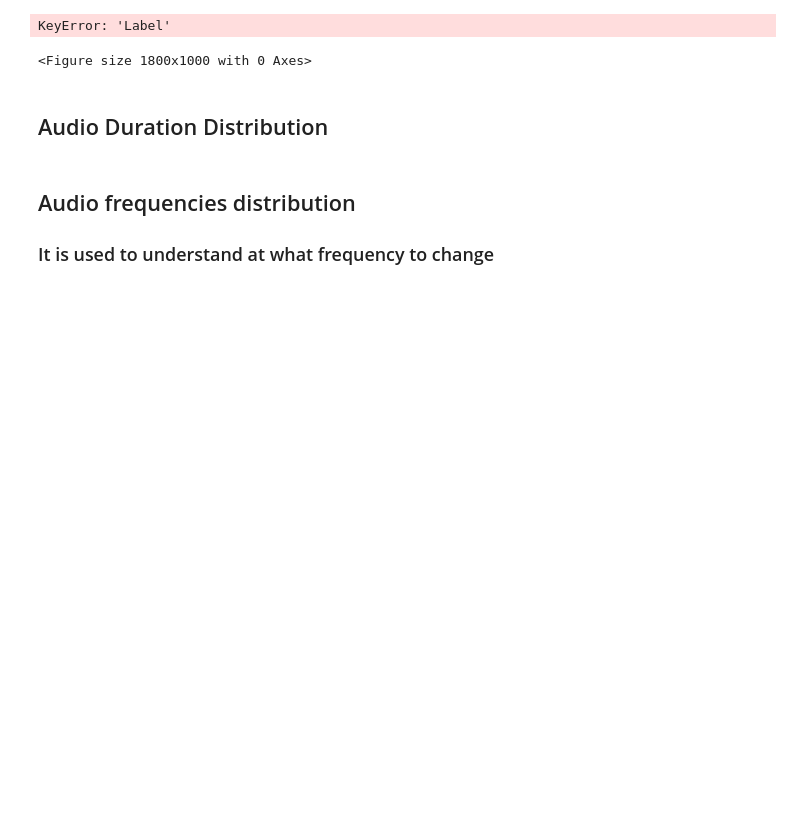
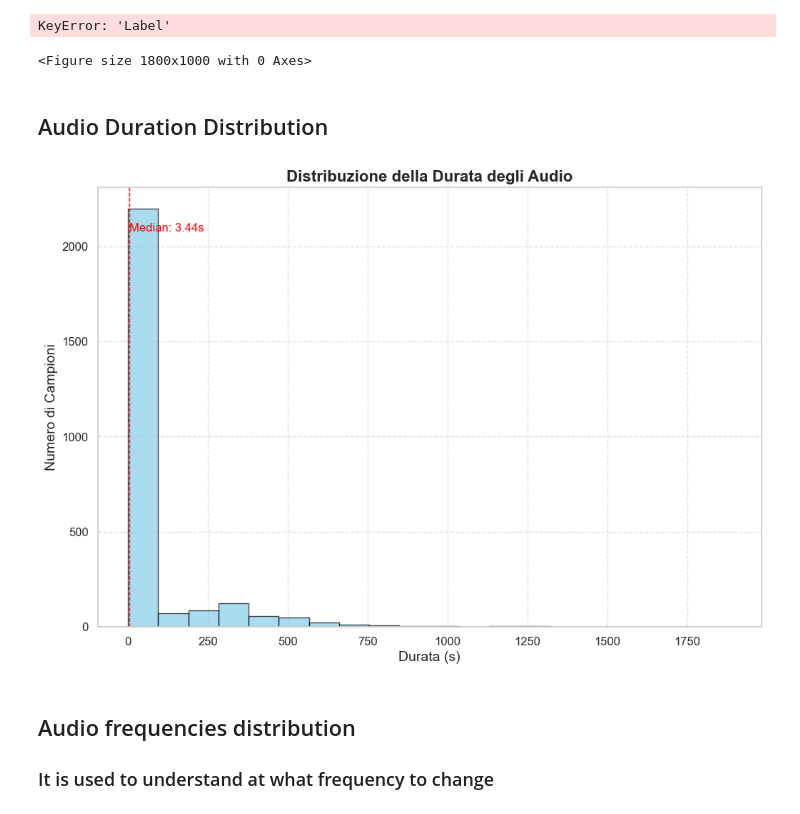
Before and after one commit to antoniopisu/UnderwaterSoundClassification, a Jupyter notebook: dataAnalisys.ipynb, the cells around one changed output. Saved outputs shown, nothing was run; the diff lists cells and outputs as text; code cells hidden in the pictures; blank space fills up the shorter version.

```diff
--- a/dataAnalisys.ipynb
+++ b/dataAnalisys.ipynb
@@ -160,13 +154,33 @@ KeyError: 'Label'
 # %% [markdown]
 ## Audio Duration Distribution
 # %%
+import matplotlib.pyplot as plt
+import seaborn as sns
+import numpy as np
+
+sns.set_theme(style="whitegrid")
+
+# Lista delle durate
 durations = [feat['Durata (s)'] for feat in audio_features]
 
-# Grafico della distribuzione della durata
-plt.figure(figsize=(10, 6))
+plt.figure(figsize=(12, 8))
 plt.hist(durations, bins=20, color='skyblue', edgecolor='black', alpha=0.7)
-plt.title('Distribuzione della Durata degli Audio')
-plt.xlabel('Durata (s)')
-plt.ylabel('Campioni')
-plt.grid(True)
+plt.title('Distribuzione della Durata degli Audio', fontsize=16, weight='bold')
+plt.xlabel('Durata (s)', fontsize=14)
+plt.ylabel('Numero di Campioni', fontsize=14)
+
+plt.xticks(fontsize=12)
+plt.yticks(fontsize=12)
+
+# Aggiunta annotazioni
+median_duration = np.median(durations)
+plt.axvline(median_duration, color='red', linestyle='dashed', linewidth=1)
+plt.text(median_duration, plt.ylim()[1] * 0.9, f'Median: {median_duration:.2f}s', color='red', fontsize=12)
+
+# Aggiungi griglia
+plt.grid(True, linestyle='--', alpha=0.6)
+
+# Visualizza il grafico
 plt.show()
+# %% [output]
+[figure, added]
```
Also changed, not shown: parts of 13 cells of this notebook, 1 other file.
